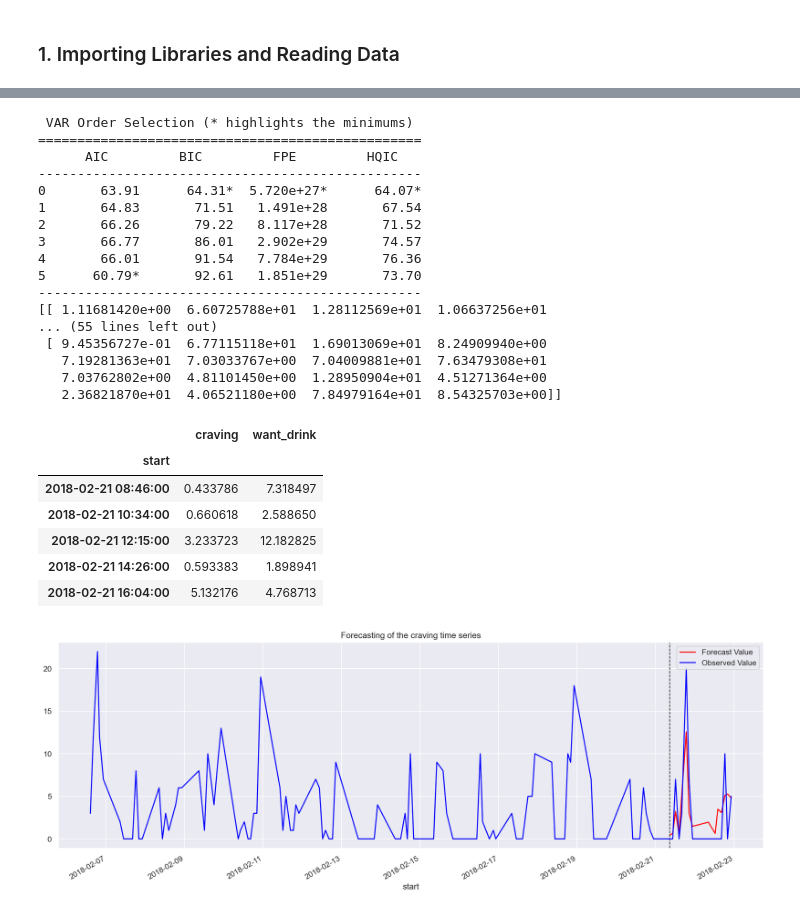
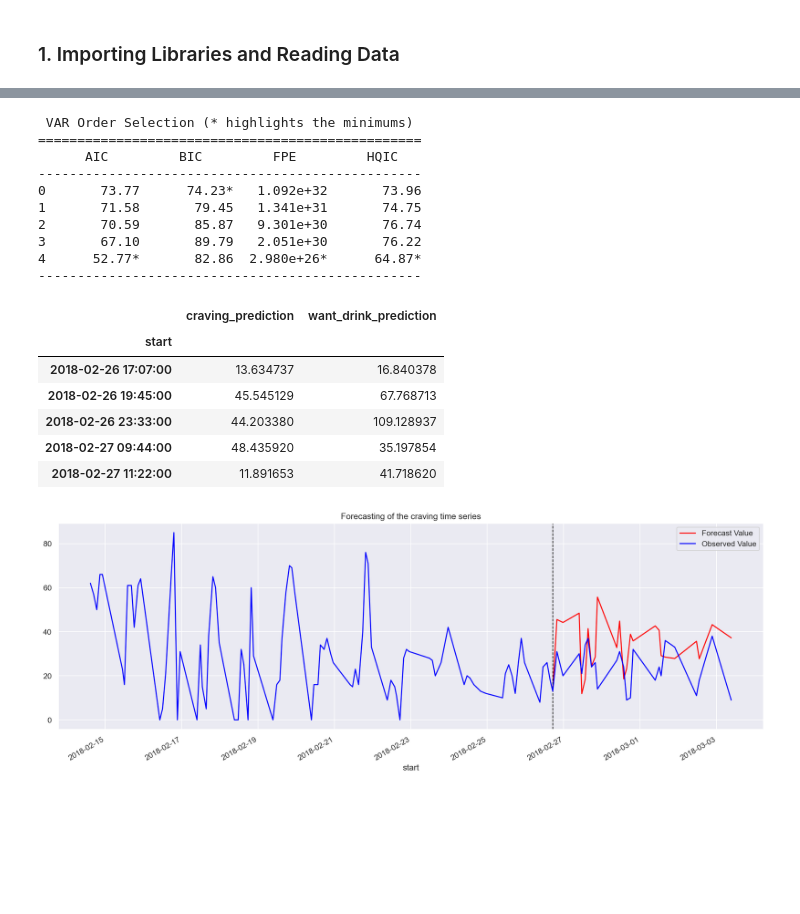
Before and after one commit to RoscaAlex00/DLTimeSeries, a Jupyter notebook: linear_nb.ipynb, the cells around one changed output, grey strips where cells are left out. Saved outputs shown, nothing was run; the diff lists cells and outputs as text; code cells hidden in the pictures; blank space fills up the shorter version.

```diff
--- a/linear_nb.ipynb
+++ b/linear_nb.ipynb
@@ -28,7 +28,7 @@ print('Preparing the data for forecasting')
 for i in range(len(data_raw_list)):
     patients_time.append(load_data.prepare_data_alcohol(data_raw_list[i]))
 
-first_patient = patients_time[0]
+first_patient = patients_time[5]
 first_patient.info()
 first_patient.head()
 # %% [output]
@@ -128,44 +136,41 @@ ADF Test for angry , p-value: 0.0
 # %%
 # Fit Vector Autoregression Model (VAR)
-model = VAR(first_patient)
-x = model.select_order(maxlags=5)
+model = VAR(df_train)
+x = model.select_order(maxlags=4)
 print(x.summary())
 
-model = model.fit(5)
-forecast = model.forecast(y=df_train.values[-5:], steps=df_test.shape[0])
-print(forecast)
-df_forecast = pd.DataFrame(forecast, index=first_patient.index[-15:])
-df_forecast.columns = df_train.columns
-df_forecast = df_forecast.loc[:, ['craving', 'want_drink']]
+model = model.fit(x.aic)
+forecast = model.forecast(y=df_train.values[-x.aic:], steps=df_test.shape[0])
+df_forecast = pd.DataFrame(forecast, index=first_patient.index[-df_test.shape[0]:], columns=first_patient.columns)
+
+if differences == 1:
+    for col in df_forecast.columns:
+        df_forecast[col + '_prediction'] = revert_diff(df_forecast[col], first_patient[col].iloc[-observations - 1])
+
+df_forecast = df_forecast.loc[:, ['craving_prediction', 'want_drink_prediction']]
+
 df_forecast.head()
 # %% [output]
  VAR Order Selection (* highlights the minimums)
 =================================================
       AIC         BIC         FPE         HQIC
 -------------------------------------------------
-0       63.91      64.31*  5.720e+27*      64.07*
-1       64.83       71.51   1.491e+28       67.54
-2       66.26       79.22   8.117e+28       71.52
-3       66.77       86.01   2.902e+29       74.57
-4       66.01       91.54   7.784e+29       76.36
-5      60.79*       92.61   1.851e+29       73.70
+0       73.77      74.23*   1.092e+32       73.96
+1       71.58       79.45   1.341e+31       74.75
+2       70.59       85.87   9.301e+30       76.74
+3       67.10       89.79   2.051e+30       76.22
+4      52.77*       82.86  2.980e+26*      64.87*
 -------------------------------------------------
-[[ 1.11681420e+00  6.60725788e+01  1.28112569e+01  1.06637256e+01
-... (55 lines left out)
- [ 9.45356727e-01  6.77115118e+01  1.69013069e+01  8.24909940e+00
-   7.19281363e+01  7.03033767e+00  7.04009881e+01  7.63479308e+01
-   7.03762802e+00  4.81101450e+00  1.28950904e+01  4.51271364e+00
-   2.36821870e+01  4.06521180e+00  7.84979164e+01  8.54325703e+00]]
-|  | craving | want_drink |
+|  | craving_prediction | want_drink_prediction |
 | start |  |  |
-| 2018-02-21 08:46:00 | 0.433786 | 7.318497 |
-| 2018-02-21 10:34:00 | 0.660618 | 2.588650 |
-| 2018-02-21 12:15:00 | 3.233723 | 12.182825 |
-| 2018-02-21 14:26:00 | 0.593383 | 1.898941 |
-| 2018-02-21 16:04:00 | 5.132176 | 4.768713 |
+| 2018-02-26 17:07:00 | 13.634737 | 16.840378 |
+| 2018-02-26 19:45:00 | 45.545129 | 67.768713 |
+| 2018-02-26 23:33:00 | 44.203380 | 109.128937 |
+| 2018-02-27 09:44:00 | 48.435920 | 35.197854 |
+| 2018-02-27 11:22:00 | 11.891653 | 41.718620 |
 # %%
 fig, ax = plt.subplots(figsize=(18, 6))
-ax.plot(df_test.index, df_forecast['craving'], color='red', label='Forecast Value')
+ax.plot(df_test.index, df_forecast['craving_prediction'], color='red', label='Forecast Value')
 
 plt.axvline(df_test.index[0], c='black', ls='--', lw=1)
 first_patient.plot(y='craving', color='blue', ax=ax, label='Observed Value')
@@ -175,6 +180,6 @@ plt.title('Forecasting of the craving time series')
 
 plt.show()
 # %% [output]
-[figure, old version]
+[figure, new version]
 # %%
 fig, ax = plt.subplots(figsize=(18, 6))
```
Also changed, not shown: parts of 6 cells of this notebook.
